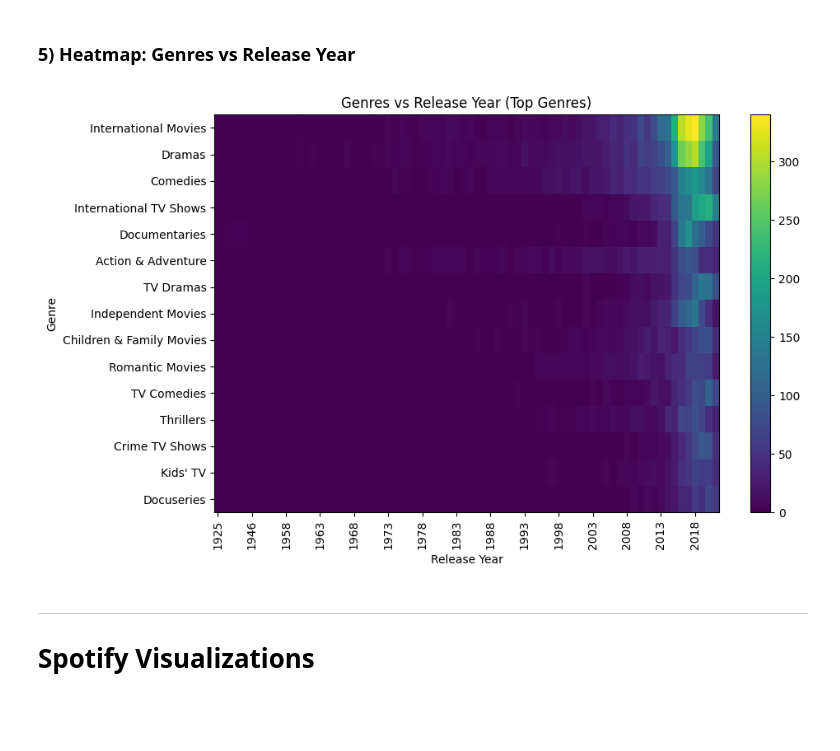
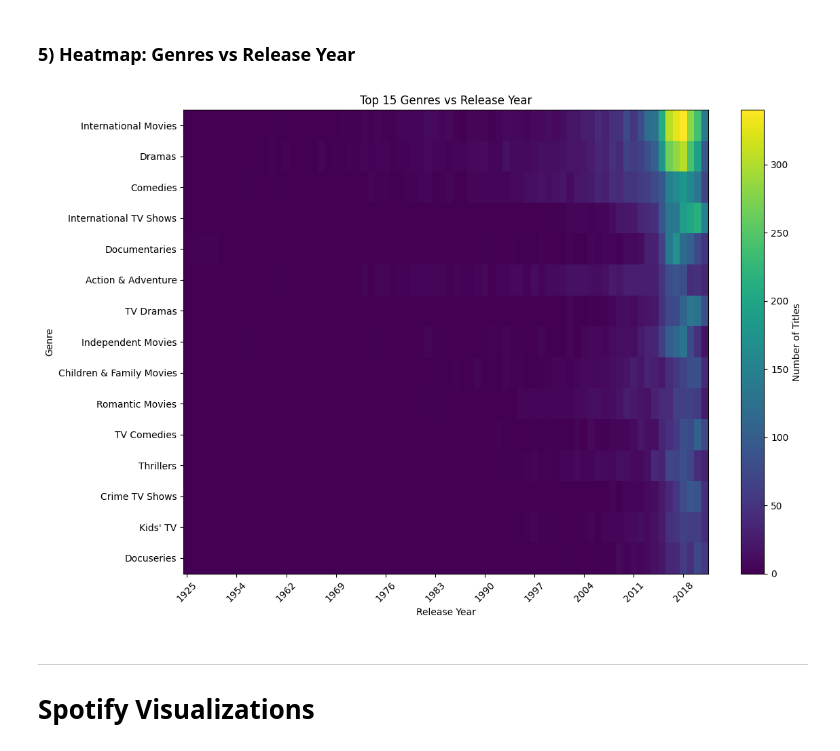
Before and after one commit to Okbatti/NetlfixSpotify_Data_Visualization, a Jupyter notebook: netflix_spotify_eda.ipynb, the cells around one changed output. Cells and saved outputs as stored; diff of their text form; code cells hidden in the pictures; blank space fills up the shorter version.

```diff
--- a/netflix_spotify_eda.ipynb
+++ b/netflix_spotify_eda.ipynb
@@ -206,22 +206,40 @@ else:
 # %% [markdown]
 ### 5) Heatmap: Genres vs Release Year
 # %%
-plt.figure(figsize=(10, 6))
-plt.imshow(heat_small.values, aspect='auto', cmap='viridis')
-plt.title('Genres vs Release Year (Top Genres)')
-plt.xlabel('Release Year')
-plt.ylabel('Genre')
+# First create the pivot table for the heatmap
+if 'listed_in' in netflix_genres.columns and 'release_year' in netflix.columns:
+    # Create pivot table of genres vs years
+    tmp = netflix_genres[['listed_in','release_year']].dropna()
+    tmp['release_year'] = tmp['release_year'].astype(int)
+    pivot = tmp.groupby(['listed_in','release_year']).size().unstack(fill_value=0)
 
-years = heat_small.columns
-step = 5   # change to how much spacing you want
-plt.xticks(np.arange(0, len(years), step), years[::step], rotation=90)
+    # Get top N genres for cleaner visualization
+    N = 15  # Adjust this number to show more/fewer genres
+    top_rows = pivot.sum(axis=1).sort_values(ascending=False).head(N).index
+    heat_small = pivot.loc[top_rows]
 
-plt.yticks(np.arange(heat_small.shape[0]), heat_small.index)
-plt.colorbar()
-plt.tight_layout()
-plt.show()
+    # Create the heatmap
+    plt.figure(figsize=(12, 8))
+    plt.imshow(heat_small.values, aspect='auto', cmap='viridis')
+    plt.title(f'Top {N} Genres vs Release Year')
+    plt.xlabel('Release Year')
+    plt.ylabel('Genre')
+
+    # X-axis (years)
+    years = heat_small.columns
+    step = max(1, len(years) // 10)  # Show ~10 year labels
+    plt.xticks(np.arange(0, len(years), step), years[::step], rotation=45)
+
+    # Y-axis (genres)
+    plt.yticks(np.arange(heat_small.shape[0]), heat_small.index)
+
+    plt.colorbar(label='Number of Titles')
+    plt.tight_layout()
+    plt.show()
+else:
+    print("Required columns (listed_in, release_year) not found for heatmap.")
 # %% [output]
-[figure, old version]
+[figure, new version]
 # %% [markdown]
 ---
 
```
Also changed, not shown: parts of 5 cells of this notebook.
